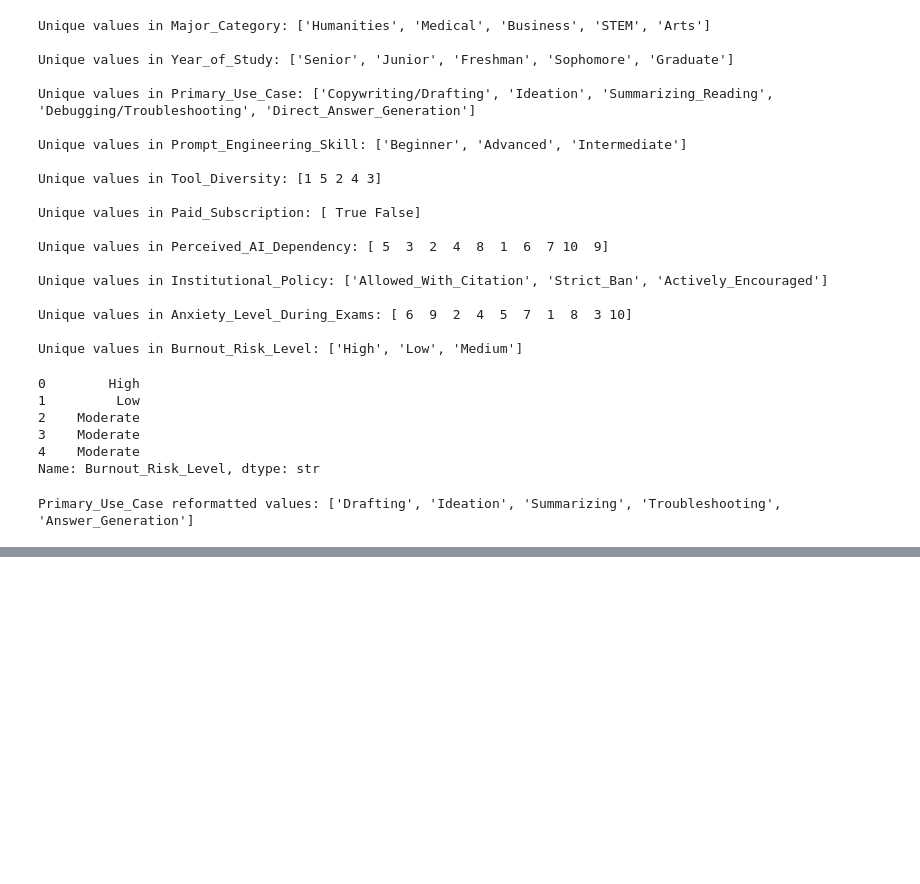
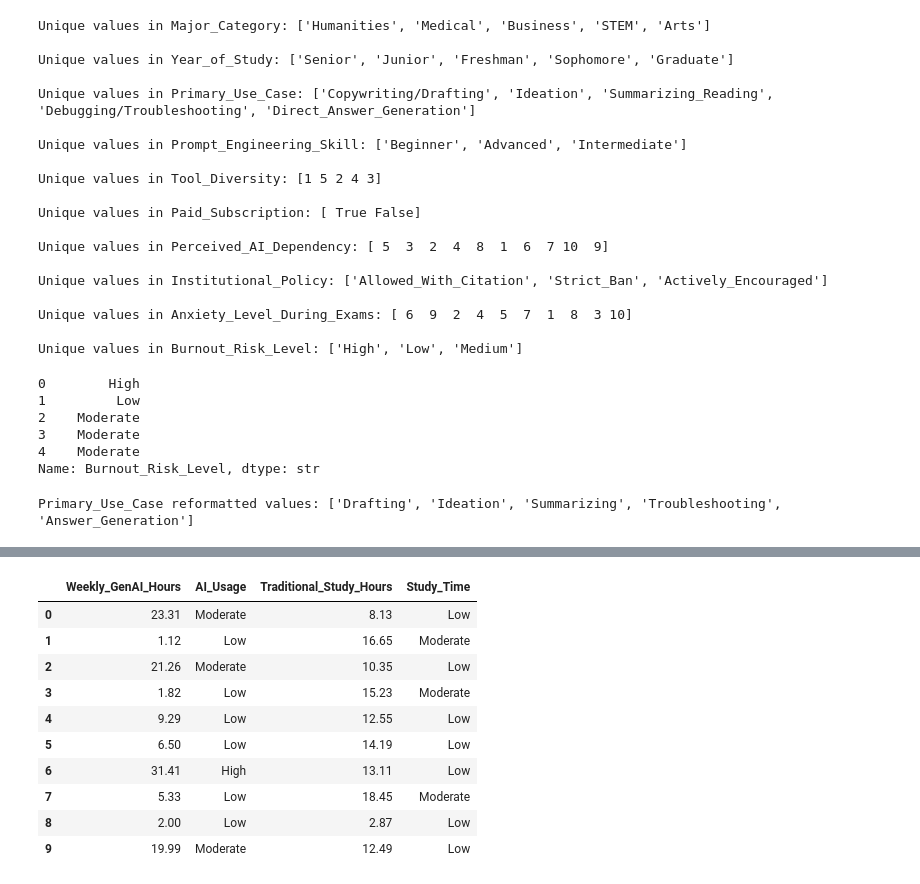
Before and after one commit to M3rkvry/gen_ai_student_impact_prj, a Jupyter notebook: analysis.ipynb, the cells around one changed output, grey strips where cells are left out. Cells and saved outputs as stored; diff of their text form; code cells hidden in the pictures; blank space fills up the shorter version.

```diff
--- a/analysis.ipynb
+++ b/analysis.ipynb
@@ -154,0 +188,27 @@ Primary_Use_Case reformatted values: ['Drafting', 'Ideation', 'Summarizing', 'Tr
+# %%
+#create a bracket for time spent using AI tools or traditional study methods
+def assign_time_bracket(time_spent):
+    if time_spent >= 25:
+        return 'High'
+    elif time_spent >= 15:
+        return 'Moderate'
+    else:
+        return 'Low'
+
+data['AI_Usage'] = data['Weekly_GenAI_Hours'].apply(assign_time_bracket)
+
+data['Study_Time'] = data['Traditional_Study_Hours'].apply(assign_time_bracket)
+
+data[['Weekly_GenAI_Hours','AI_Usage', 'Traditional_Study_Hours', 'Study_Time']].head(10)
+# %% [output]
+|  | Weekly_GenAI_Hours | AI_Usage | Traditional_Study_Hours | Study_Time |
+| 0 | 23.31 | Moderate | 8.13 | Low |
+| 1 | 1.12 | Low | 16.65 | Moderate |
+| 2 | 21.26 | Moderate | 10.35 | Low |
+| 3 | 1.82 | Low | 15.23 | Moderate |
+| 4 | 9.29 | Low | 12.55 | Low |
+| 5 | 6.50 | Low | 14.19 | Low |
+| 6 | 31.41 | High | 13.11 | Low |
+| 7 | 5.33 | Low | 18.45 | Moderate |
+| 8 | 2.00 | Low | 2.87 | Low |
+| 9 | 19.99 | Moderate | 12.49 | Low |
```
Also changed, not shown: parts of 1 cell of this notebook.
